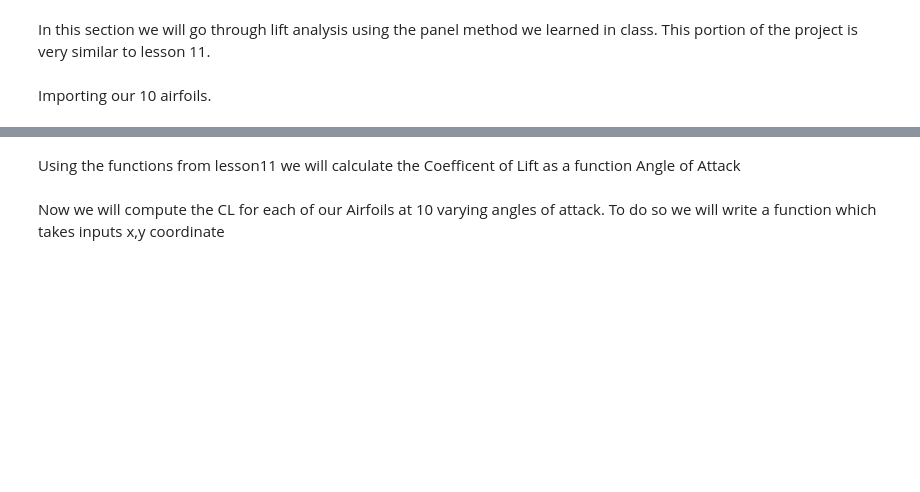
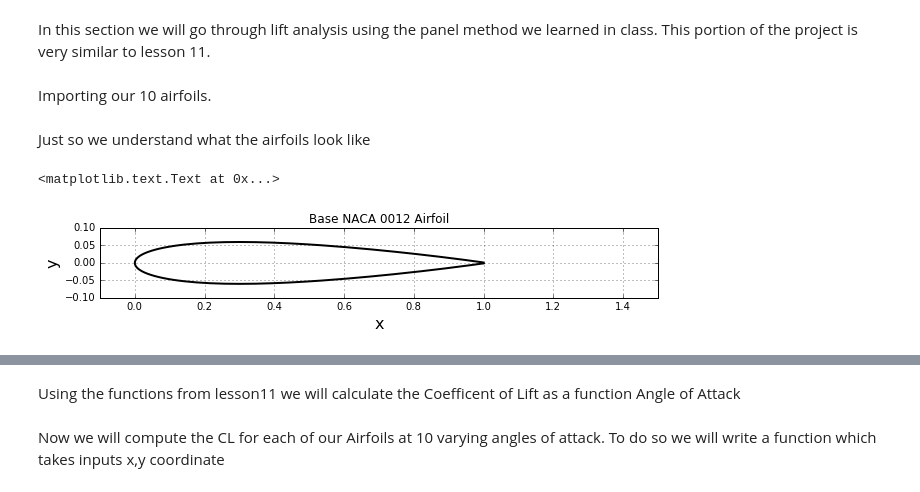
Before and after one commit to barbagroup/AeroPython-studentprojects2017, a Jupyter notebook: dmphelps89/aileron_angle_analysis_project_PHELPS.ipynb, the cells around one changed output, grey strips where cells are left out. Saved outputs shown, nothing was run; the diff lists cells and outputs as text; code cells hidden in the pictures; blank space fills up the shorter version.

```diff
--- a/dmphelps89/aileron_angle_analysis_project_PHELPS.ipynb
+++ b/dmphelps89/aileron_angle_analysis_project_PHELPS.ipynb
@@ -106,3 +110,19 @@ with open(naca_filepath, 'r') as infile:
 naca_filepath = os.path.join('NACA0012_LE_TE_Angle', 'naca0012_LE_25.dat')
 with open(naca_filepath, 'r') as infile:
     x_LE_25, y_LE_25 = numpy.loadtxt(infile, dtype=float, skiprows = 1, unpack=True)
+# %% [markdown]
+Just so we understand what the airfoils look like
+# %%
+width = 10
+pyplot.figure(figsize=(width, width))
+pyplot.grid()
+pyplot.xlabel('x', fontsize=16)
+pyplot.ylabel('y', fontsize=16)
+pyplot.plot(x_base, y_base, color='k', linestyle='-', linewidth=2)
+pyplot.axis('scaled', adjustable='box')
+pyplot.xlim(-.1, 1.5);
+pyplot.ylim(-.1, .1);
+pyplot.title('Base NACA 0012 Airfoil')
+# %% [output]
+<matplotlib.text.Text at 0x...>
+[figure, added]
```
Also changed, not shown: parts of 20 cells of this notebook.
